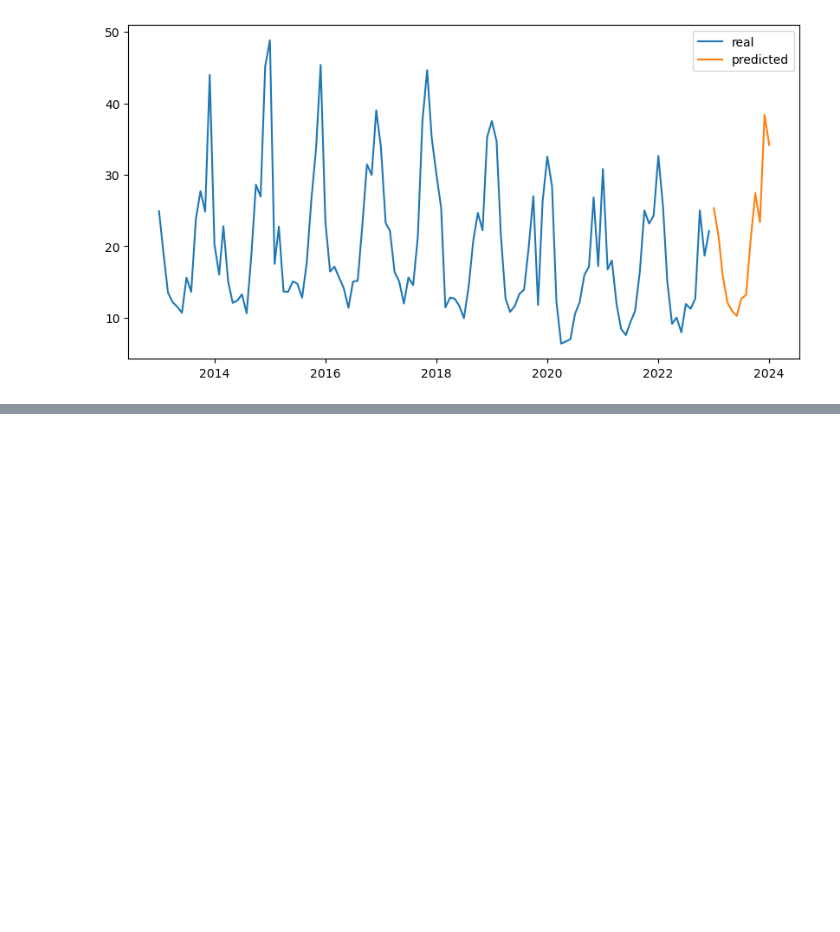
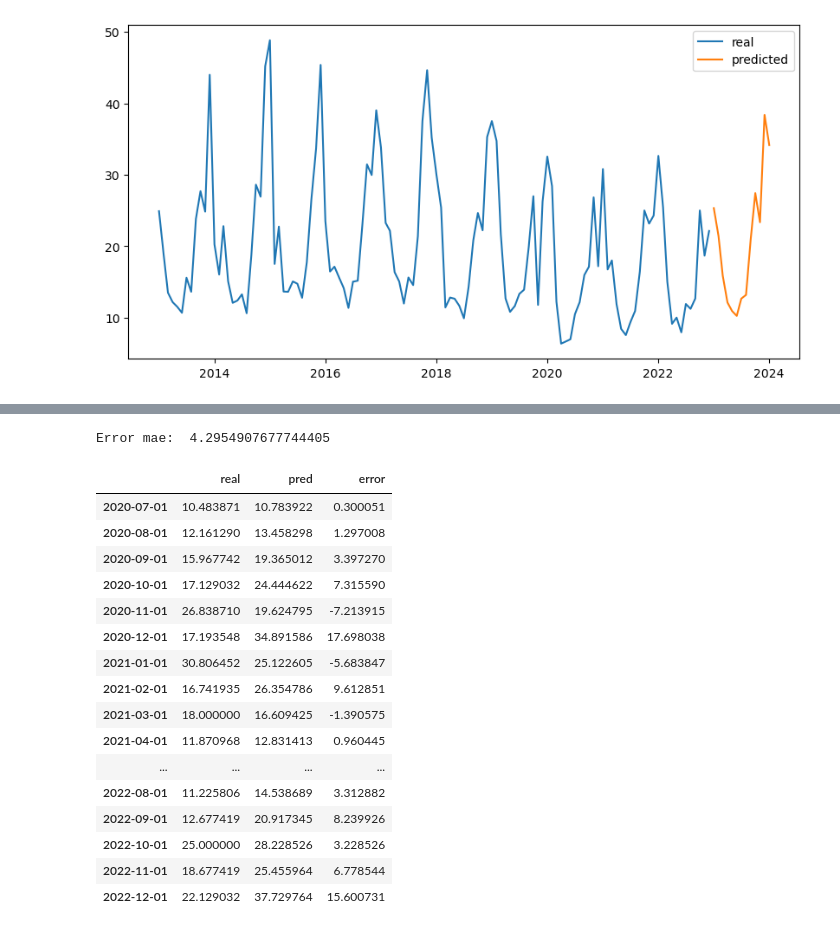
Before and after one commit to charlieciordia/AQ-MAD, a Jupyter notebook: notebook/AQ CLEAN ML MONTH-CAMPO.ipynb, the cells around one changed output, grey strips where cells are left out. Drawn from its saved outputs; the diff is of its cells as text; code cells hidden in the pictures; blank space fills up the shorter version.

```diff
--- a/notebook/AQ CLEAN ML MONTH-CAMPO.ipynb
+++ b/notebook/AQ CLEAN ML MONTH-CAMPO.ipynb
@@ -621,0 +674,38 @@ plt.legend(["real", "predicted"]);
+# %%
+# Suponiendo que 'temp_mad' contiene la variable exógena y está alineado con las fechas de 'y_train'
+
+modelo = SARIMAX(endog=y_train["NO2"],
+                 exog=y_train["T_media"],  # Incluye la variable exógena desde el DataFrame temp_mad
+                 seasonal_order=(4, 1, 2, 12)
+                ).fit(disp=False)
+
+# Realiza predicciones utilizando get_prediction con valores exógenos
+predicciones = modelo.get_prediction(start=len(y_train), end=len(sol)-1, exog=y_test["T_media"])
+
+# Obtiene la media de las predicciones
+pred = predicciones.predicted_mean
+
+error = (pred - y_test["NO2"]).abs().sum() / len(pred)
+print('Error mae: ', error)
+
+res = pd.DataFrame({'real': y_test["NO2"], 'pred': pred, 'error': pred - y_test["NO2"]})
+res
+# %% [output]
+Error mae:  4.2954907677744405
+|  | real | pred | error |
+| 2020-07-01 | 10.483871 | 10.783922 | 0.300051 |
+| 2020-08-01 | 12.161290 | 13.458298 | 1.297008 |
+| 2020-09-01 | 15.967742 | 19.365012 | 3.397270 |
+| 2020-10-01 | 17.129032 | 24.444622 | 7.315590 |
+| 2020-11-01 | 26.838710 | 19.624795 | -7.213915 |
+| 2020-12-01 | 17.193548 | 34.891586 | 17.698038 |
+| 2021-01-01 | 30.806452 | 25.122605 | -5.683847 |
+| 2021-02-01 | 16.741935 | 26.354786 | 9.612851 |
+| 2021-03-01 | 18.000000 | 16.609425 | -1.390575 |
+| 2021-04-01 | 11.870968 | 12.831413 | 0.960445 |
+| ... | ... | ... | ... |
+| 2022-08-01 | 11.225806 | 14.538689 | 3.312882 |
+| 2022-09-01 | 12.677419 | 20.917345 | 8.239926 |
+| 2022-10-01 | 25.000000 | 28.228526 | 3.228526 |
+| 2022-11-01 | 18.677419 | 25.455964 | 6.778544 |
+| 2022-12-01 | 22.129032 | 37.729764 | 15.600731 |
```
Also changed, not shown: parts of 13 cells of this notebook, 5 other files.
